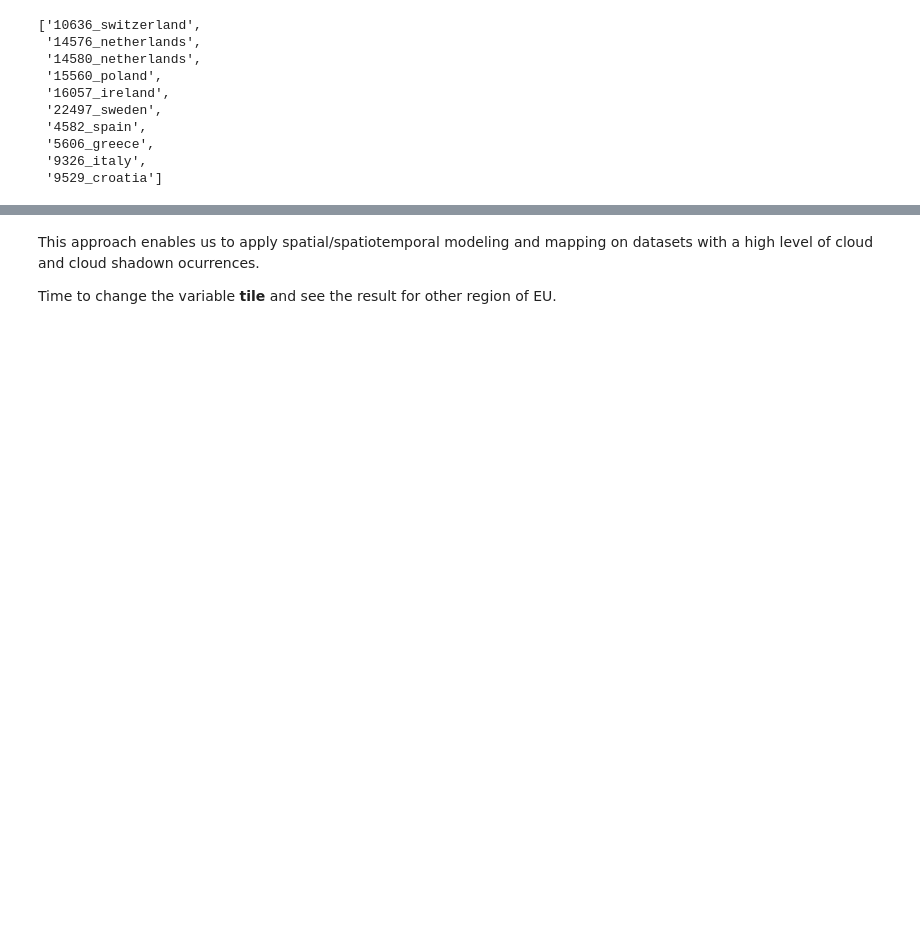
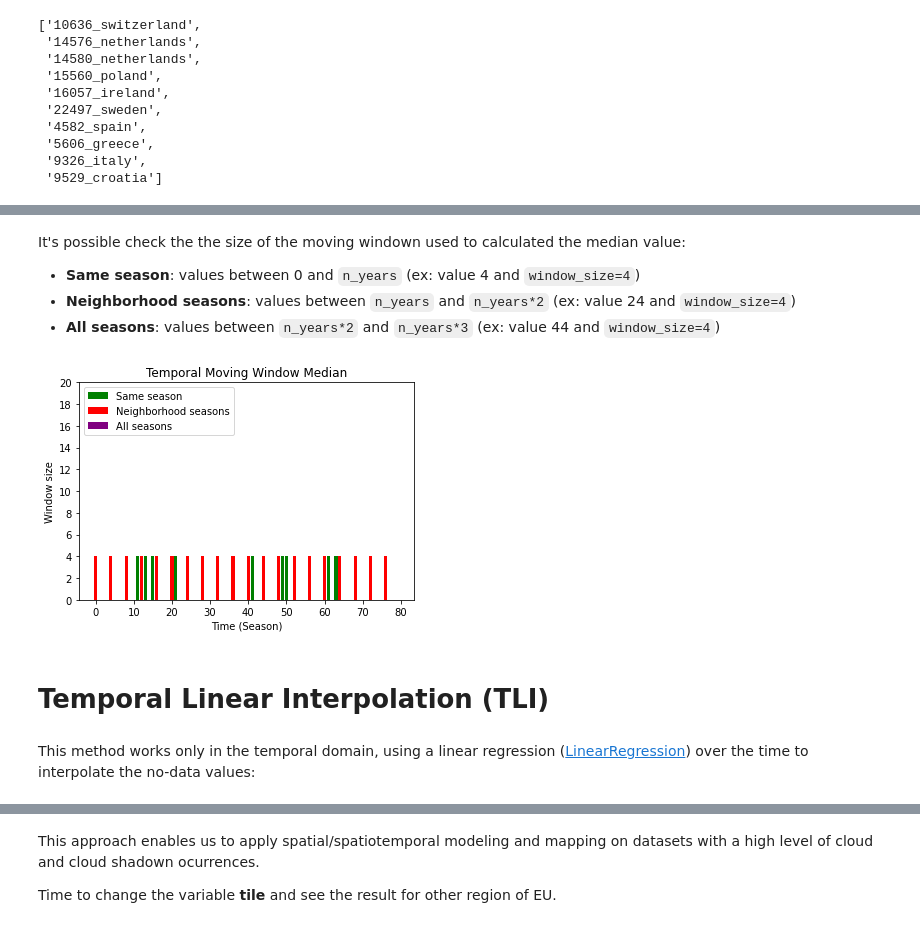
Before and after one commit to openlandmap/scikit-map, a Jupyter notebook: demo/python/01_temporal_gapfilling.ipynb, the cells around one changed output, grey strips where cells are left out. Saved outputs shown, nothing was run; the diff lists cells and outputs as text; code cells hidden in the pictures; blank space fills up the shorter version.

```diff
--- a/demo/python/01_temporal_gapfilling.ipynb
+++ b/demo/python/01_temporal_gapfilling.ipynb
@@ -113,0 +111,45 @@ plotter.plot_rasters(
+# %% [markdown]
+It's possible check the the size of the moving windown used to calculated the median value:
+* **Same season**: values between 0 and `n_years` (ex: value 4 and ``window_size=4``)
+* **Neighborhood seasons**: values between `n_years` and `n_years*2` (ex: value 24 and ``window_size=4``)
+* **All seasons**: values between `n_years*2` and `n_years*3` (ex: value 44 and ``window_size=4``)
+# %%
+import numpy as np
+from matplotlib.ticker import MaxNLocator
+
+def plt_bar(time_flag, tmwm_flag, mask_flag, color, label, rescale_factor):
+    masked_tmwm_flag = np.zeros(ts_size)
+    masked_tmwm_flag[mask_flag] = tmwm_flag[mask_flag] - rescale_factor
+    plt.bar(time_flag, masked_tmwm_flag, color=color, label=label)
+
+tmwm_flag = tmwm.gapfilled_data_flag[x, y, :]
+
+ts_size = len(tmwm_flag)
+season_size = 4
+n_years = (ts_size / season_size)
+time_flag = range(0, ts_size)
+
+same_season_mask = (tmwm_flag < n_years)
+plt_bar(time_flag, tmwm_flag, same_season_mask, 'Green', 'Same season', 0)
+
+neib_season_mask = np.logical_and((tmwm_flag >= n_years), (tmwm_flag < n_years*2))
+plt_bar(time_flag, tmwm_flag, neib_season_mask, 'Red', 'Neighborhood seasons', n_years)
+
+all_season_mask = (tmwm_flag >= n_years*2)
+plt_bar(time_flag, tmwm_flag, all_season_mask, 'Purple', 'All seasons', n_years*2)
+
+ax = plt.gca()
+ax.yaxis.set_major_locator(MaxNLocator(integer=True))
+
+plt.title('Temporal Moving Window Median')
+plt.ylabel(f'Window size')
+plt.xlabel('Time (Season)')
+plt.legend(loc="upper left")
+plt.ylim([0, 20])
+plt.show()
+# %% [output]
+[figure, added]
+# %% [markdown]
+# Temporal Linear Interpolation (TLI)
+# %% [markdown]
+This method works only in the temporal domain, using a linear regression ([LinearRegression](https://scikit-learn.org/stable/modules/generated/sklearn.linear_model.LinearRegression.html)) over the time to interpolate the no-data values:
```
Also changed, not shown: parts of 37 cells of this notebook, 2 other files.
